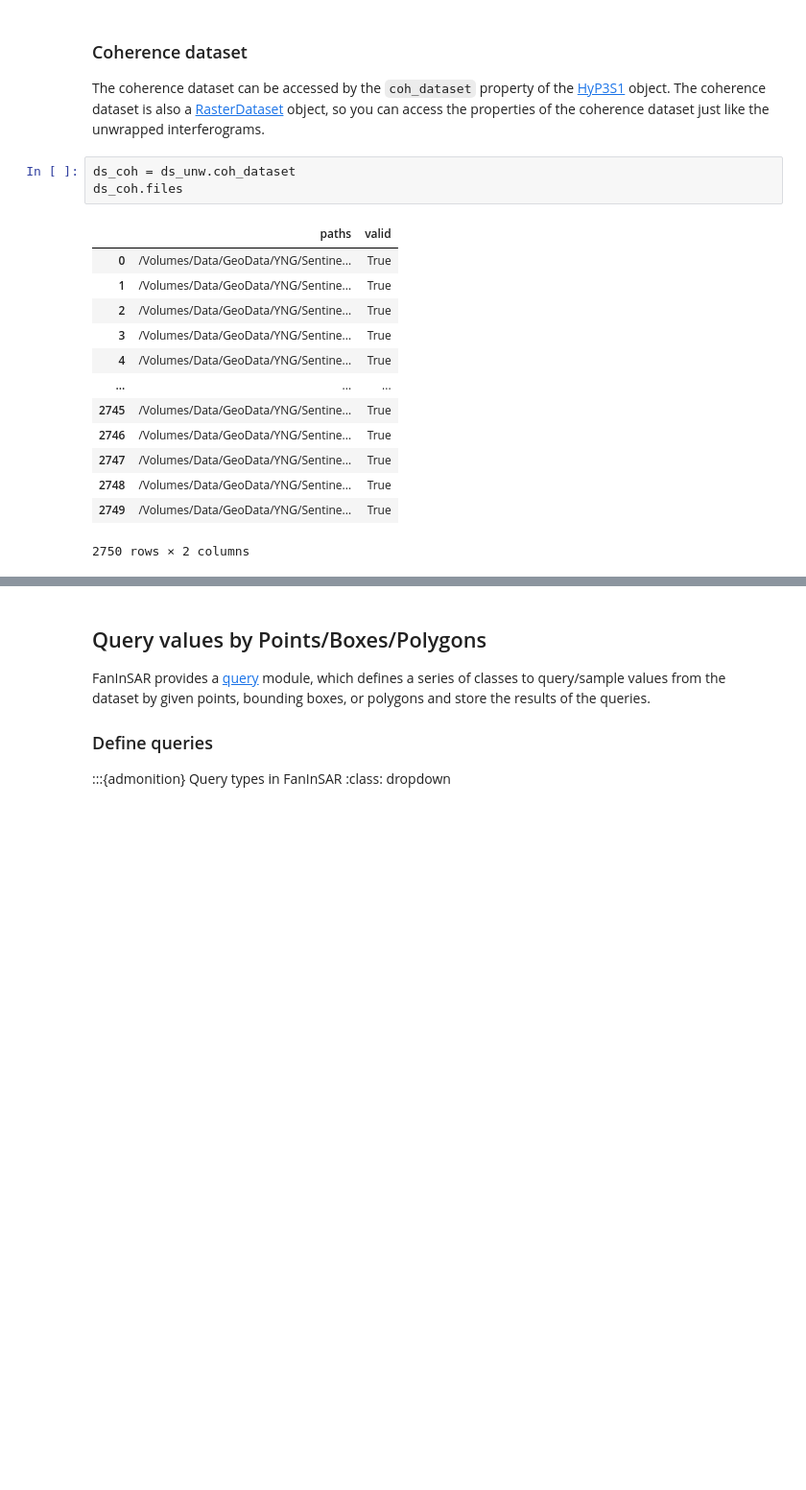
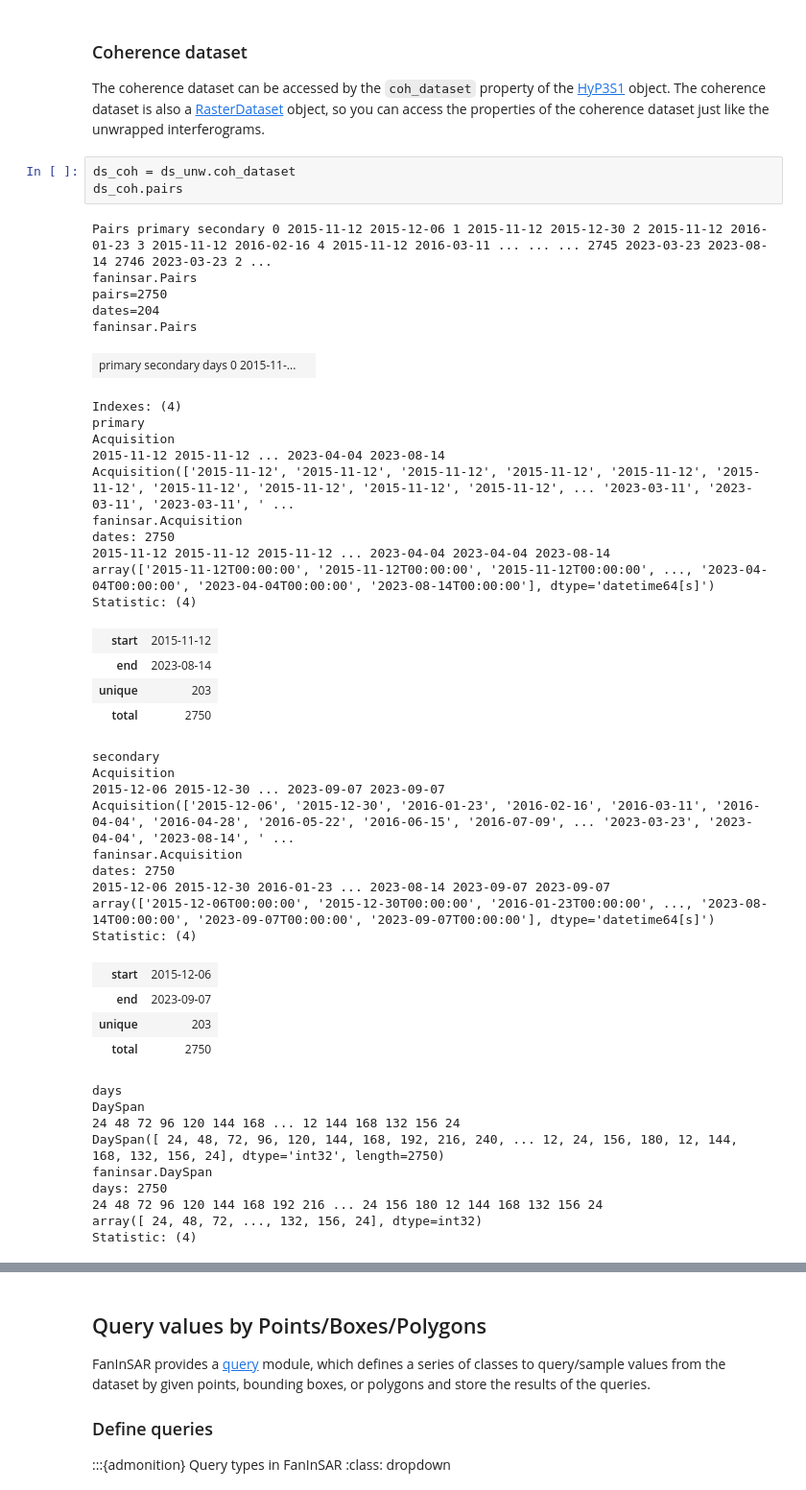
Before and after one commit to Fanchengyan/FanInSAR, a Jupyter notebook: docs/source/user_guide/quick_start.ipynb, the cells around one changed output, grey strips where cells are left out. Shown at 96% size. Saved outputs shown, nothing was run; the diff lists cells and outputs as text; blank space fills up the shorter version.

```diff
--- a/docs/source/user_guide/quick_start.ipynb
+++ b/docs/source/user_guide/quick_start.ipynb
@@ -95,18 +161,47 @@ print(f" res: {ds_unw.res}\n bounds: {ds_unw.bounds}\n crs: {ds_unw.crs}\n dtype
 The coherence dataset can be accessed by the `coh_dataset` property of the [HyP3S1](#faninsar.datasets.HyP3S1) object. The coherence dataset is also a [RasterDataset](#faninsar.datasets.RasterDataset) object, so you can access the properties of the coherence dataset just like the unwrapped interferograms.
 # %%
 ds_coh = ds_unw.coh_dataset
-ds_coh.files
+ds_coh.pairs
 # %% [output]
+Pairs primary secondary 0 2015-11-12 2015-12-06 1 2015-11-12 2015-12-30 2 2015-11-12 2016-01-23 3 2015-11-12 2016-02-16 4 2015-11-12 2016-03-11 ... ... ... 2745 2023-03-23 2023-08-14 2746 2023-03-23 2 ...
+faninsar.Pairs
+pairs=2750
+dates=204
+faninsar.Pairs
-|  | paths | valid |
-| 0 | /Volumes/Data/GeoData/YNG/Sentine... | True |
-| 1 | /Volumes/Data/GeoData/YNG/Sentine... | True |
-| 2 | /Volumes/Data/GeoData/YNG/Sentine... | True |
-| 3 | /Volumes/Data/GeoData/YNG/Sentine... | True |
-| 4 | /Volumes/Data/GeoData/YNG/Sentine... | True |
-| ... | ... | ... |
-| 2745 | /Volumes/Data/GeoData/YNG/Sentine... | True |
-| 2746 | /Volumes/Data/GeoData/YNG/Sentine... | True |
-| 2747 | /Volumes/Data/GeoData/YNG/Sentine... | True |
-| 2748 | /Volumes/Data/GeoData/YNG/Sentine... | True |
-| 2749 | /Volumes/Data/GeoData/YNG/Sentine... | True |
+| primary secondary days 0 2015-11-... |  |
-2750 rows × 2 columns
+Indexes: (4)
+primary
+Acquisition
+2015-11-12 2015-11-12 ... 2023-04-04 2023-08-14
+Acquisition(['2015-11-12', '2015-11-12', '2015-11-12', '2015-11-12', '2015-11-12', '2015-11-12', '2015-11-12', '2015-11-12', '2015-11-12', '2015-11-12', ... '2023-03-11', '2023-03-11', '2023-03-11', ' ...
+faninsar.Acquisition
+dates: 2750
+2015-11-12 2015-11-12 2015-11-12 ... 2023-04-04 2023-04-04 2023-08-14
+array(['2015-11-12T00:00:00', '2015-11-12T00:00:00', '2015-11-12T00:00:00', ..., '2023-04-04T00:00:00', '2023-04-04T00:00:00', '2023-08-14T00:00:00'], dtype='datetime64[s]')
+Statistic: (4)
+| start | 2015-11-12 |
+| end | 2023-08-14 |
+| unique | 203 |
+| total | 2750 |
+secondary
+Acquisition
+2015-12-06 2015-12-30 ... 2023-09-07 2023-09-07
+Acquisition(['2015-12-06', '2015-12-30', '2016-01-23', '2016-02-16', '2016-03-11', '2016-04-04', '2016-04-28', '2016-05-22', '2016-06-15', '2016-07-09', ... '2023-03-23', '2023-04-04', '2023-08-14', ' ...
+faninsar.Acquisition
+dates: 2750
+2015-12-06 2015-12-30 2016-01-23 ... 2023-08-14 2023-09-07 2023-09-07
+array(['2015-12-06T00:00:00', '2015-12-30T00:00:00', '2016-01-23T00:00:00', ..., '2023-08-14T00:00:00', '2023-09-07T00:00:00', '2023-09-07T00:00:00'], dtype='datetime64[s]')
+Statistic: (4)
+| start | 2015-12-06 |
+| end | 2023-09-07 |
+| unique | 203 |
+| total | 2750 |
+days
+DaySpan
+24 48 72 96 120 144 168 ... 12 144 168 132 156 24
+DaySpan([ 24, 48, 72, 96, 120, 144, 168, 192, 216, 240, ... 12, 24, 156, 180, 12, 144, 168, 132, 156, 24], dtype='int32', length=2750)
+faninsar.DaySpan
+days: 2750
+24 48 72 96 120 144 168 192 216 ... 24 156 180 12 144 168 132 156 24
+array([ 24, 48, 72, ..., 132, 156, 24], dtype=int32)
+Statistic: (4)
```
Also changed, not shown: parts of 16 cells of this notebook, 27 other files.
